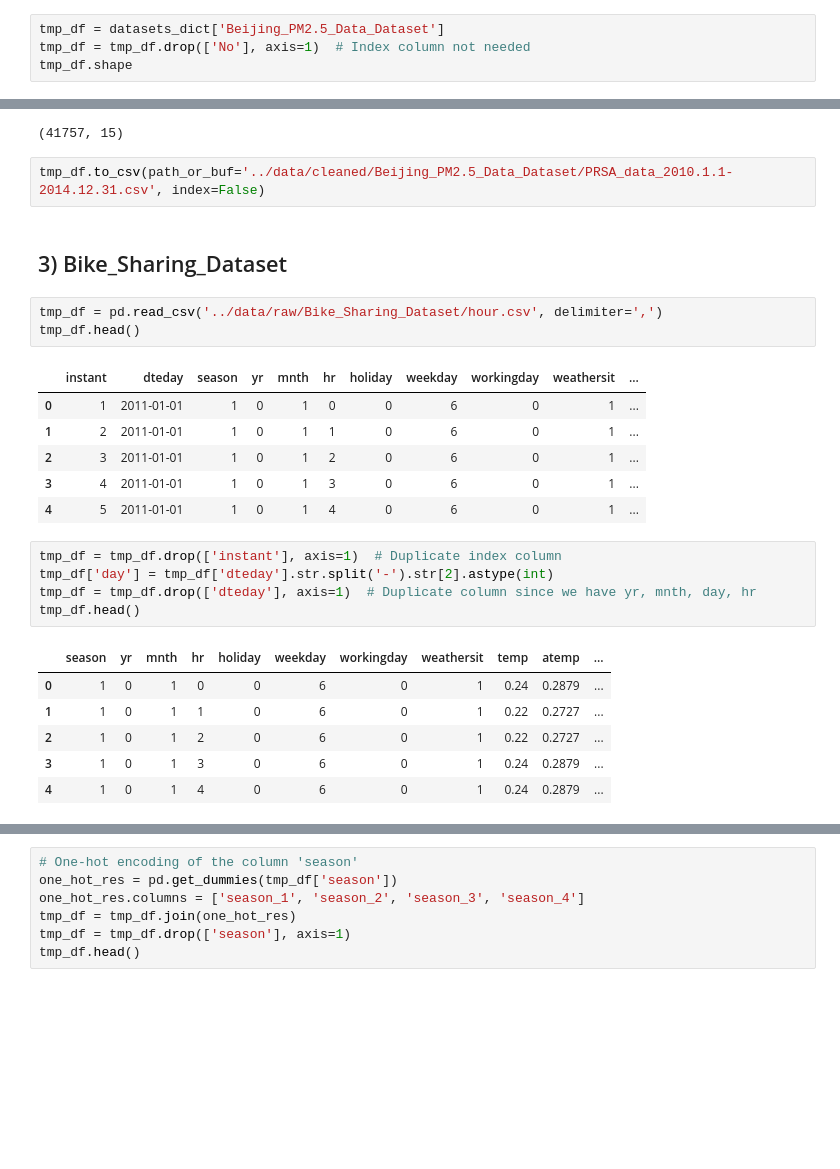
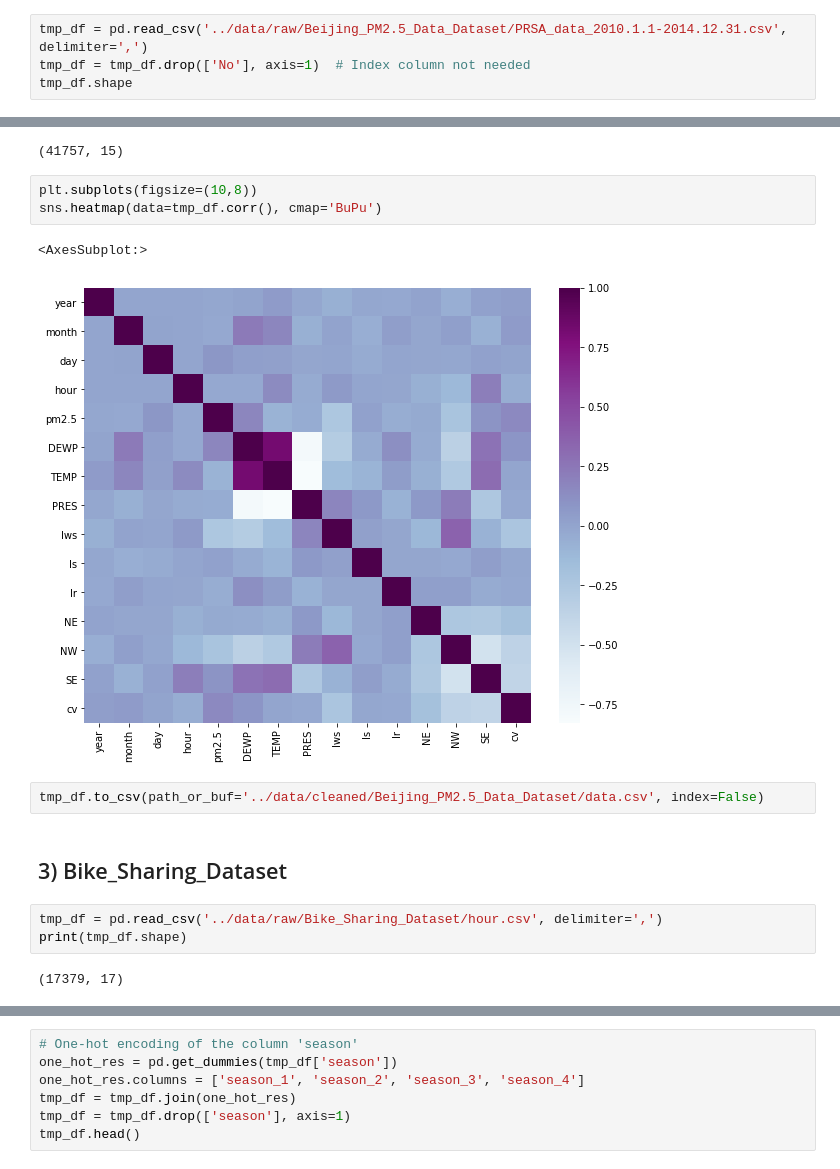
Before and after one commit to ColinTr/ClassificationForRegression, a Jupyter notebook: notebooks/Datasets_First_Study.ipynb, the cells around one changed output, grey strips where cells are left out. Saved outputs shown, nothing was run; the diff lists cells and outputs as text; blank space fills up the shorter version.

```diff
--- a/notebooks/Datasets_First_Study.ipynb
+++ b/notebooks/Datasets_First_Study.ipynb
@@ -237,7 +268,7 @@ tmp_df.to_csv(path_or_buf='../data/cleaned/Appliances_energy_prediction_Dataset/
 # %% [markdown]
 ## 2) Beijing_PM2.5_Data_Dataset
 # %%
-tmp_df = datasets_dict['Beijing_PM2.5_Data_Dataset']
+tmp_df = pd.read_csv('../data/raw/Beijing_PM2.5_Data_Dataset/PRSA_data_2010.1.1-2014.12.31.csv', delimiter=',')
 tmp_df = tmp_df.drop(['No'], axis=1)  # Index column not needed
 tmp_df.shape
 # %% [output]
@@ -272,29 +303,18 @@ tmp_df.head()
 tmp_df.shape
 # %% [output]
 (41757, 15)
+# %%
+plt.subplots(figsize=(10,8))
+sns.heatmap(data=tmp_df.corr(), cmap='BuPu')
+# %% [output]
+<AxesSubplot:>
+[figure, added]
 # %%
-tmp_df.to_csv(path_or_buf='../data/cleaned/Beijing_PM2.5_Data_Dataset/PRSA_data_2010.1.1-2014.12.31.csv', index=False)
+tmp_df.to_csv(path_or_buf='../data/cleaned/Beijing_PM2.5_Data_Dataset/data.csv', index=False)
 # %% [markdown]
 ## 3) Bike_Sharing_Dataset
 # %%
 tmp_df = pd.read_csv('../data/raw/Bike_Sharing_Dataset/hour.csv', delimiter=',')
-tmp_df.head()
+print(tmp_df.shape)
 # %% [output]
-|  | instant | dteday | season | yr | mnth | hr | holiday | weekday | workingday | weathersit | ... |
-| 0 | 1 | 2011-01-01 | 1 | 0 | 1 | 0 | 0 | 6 | 0 | 1 | ... |
-| 1 | 2 | 2011-01-01 | 1 | 0 | 1 | 1 | 0 | 6 | 0 | 1 | ... |
-| 2 | 3 | 2011-01-01 | 1 | 0 | 1 | 2 | 0 | 6 | 0 | 1 | ... |
-| 3 | 4 | 2011-01-01 | 1 | 0 | 1 | 3 | 0 | 6 | 0 | 1 | ... |
-| 4 | 5 | 2011-01-01 | 1 | 0 | 1 | 4 | 0 | 6 | 0 | 1 | ... |
+(17379, 17)
-# %%
-tmp_df = tmp_df.drop(['instant'], axis=1)  # Duplicate index column
-tmp_df['day'] = tmp_df['dteday'].str.split('-').str[2].astype(int)
-tmp_df = tmp_df.drop(['dteday'], axis=1)  # Duplicate column since we have yr, mnth, day, hr
-tmp_df.head()
-# %% [output]
-|  | season | yr | mnth | hr | holiday | weekday | workingday | weathersit | temp | atemp | ... |
-| 0 | 1 | 0 | 1 | 0 | 0 | 6 | 0 | 1 | 0.24 | 0.2879 | ... |
-| 1 | 1 | 0 | 1 | 1 | 0 | 6 | 0 | 1 | 0.22 | 0.2727 | ... |
-| 2 | 1 | 0 | 1 | 2 | 0 | 6 | 0 | 1 | 0.22 | 0.2727 | ... |
-| 3 | 1 | 0 | 1 | 3 | 0 | 6 | 0 | 1 | 0.24 | 0.2879 | ... |
-| 4 | 1 | 0 | 1 | 4 | 0 | 6 | 0 | 1 | 0.24 | 0.2879 | ... |
```
Also changed, not shown: parts of 85 cells of this notebook, 2 other files.
